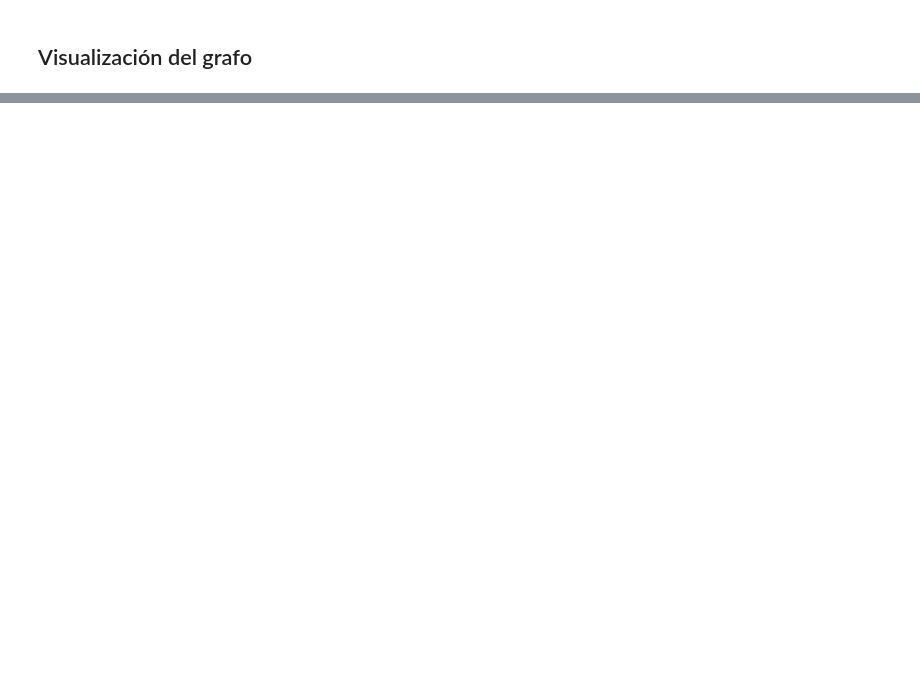
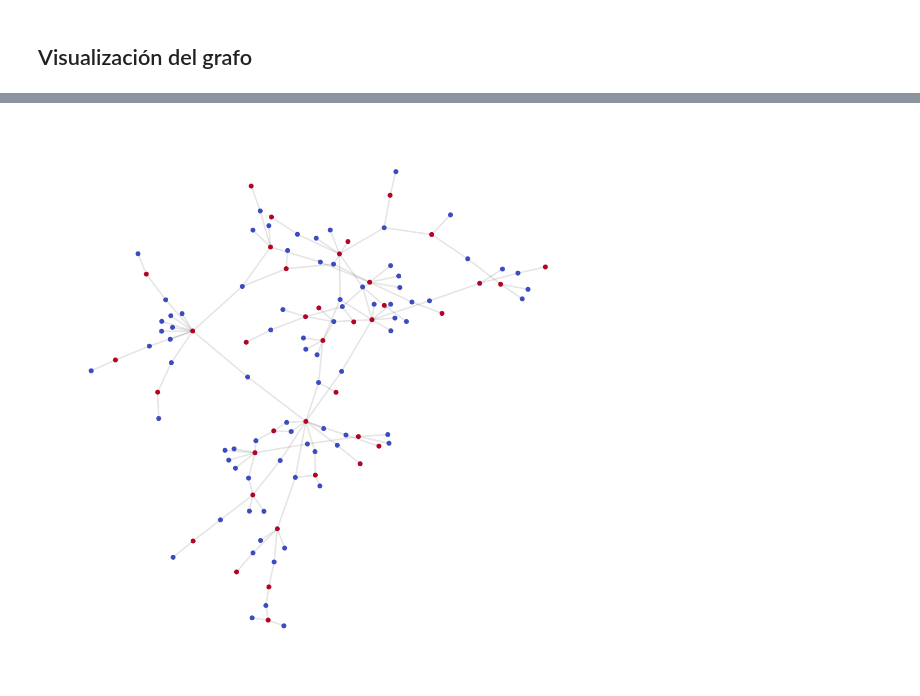
Before and after one commit to mvrcentes/Data_Science_2024, a Jupyter notebook: Proyecto_Final_Data_Science.ipynb, the cells around one changed output, grey strips where cells are left out. Cells and saved outputs as stored; diff of their text form; code cells hidden in the pictures; blank space fills up the shorter version.

```diff
--- a/Proyecto_Final_Data_Science.ipynb
+++ b/Proyecto_Final_Data_Science.ipynb
@@ -800,0 +794,13 @@ El subgrafo grande tiene solo 1 nodos, no se puede generar un subgrafo pequeño
+# %%
+# Graficar el subgrafo pequeño
+color_map = {"playlist": 0, "track": 1}
+node_color = [color_map[attr["node_type"]] for (id, attr) in sub_G_sm.nodes(data=True)]
+plt.figure(figsize=(10,10))
+nx.draw(sub_G_sm,
+        cmap=plt.get_cmap('coolwarm'),
+        node_color=node_color,
+        node_size = 30,
+        width = 2,
+        edge_color=(0, 0, 0, 0.1))
+# %% [output]
+[figure, added]
```
Also changed, not shown: parts of 36 cells of this notebook.
